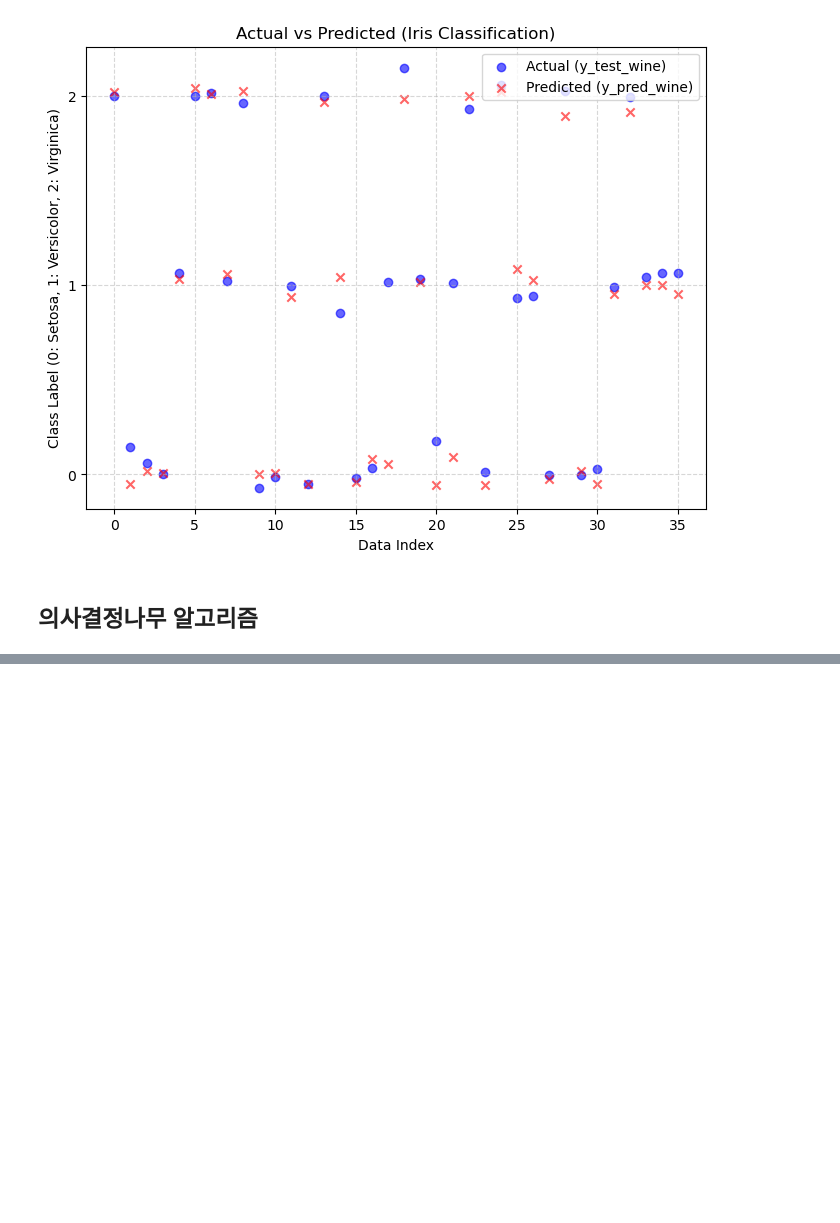
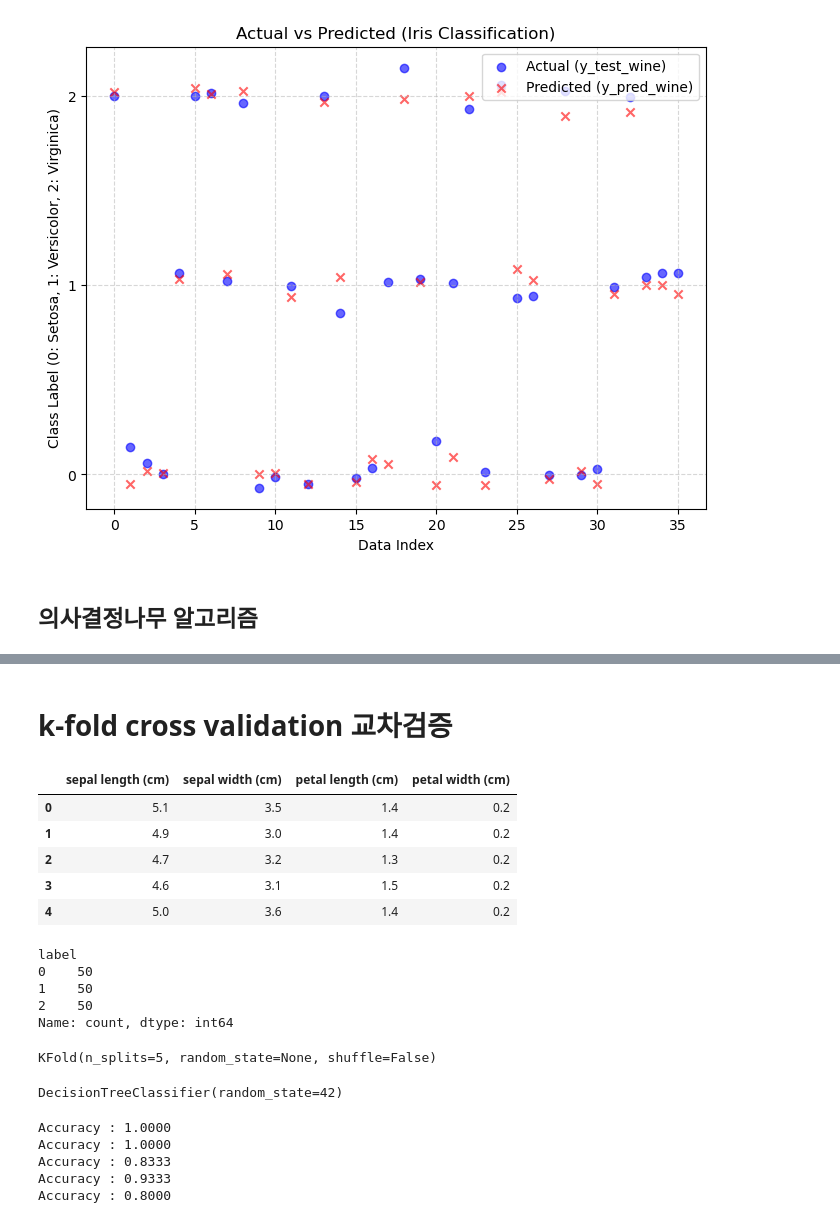
Before and after one commit to jjuuu999/hipython, a Jupyter notebook: ml/2.모델링.ipynb, the cells around one changed output, grey strips where cells are left out. Drawn from its saved outputs; the diff is of its cells as text; code cells hidden in the pictures; blank space fills up the shorter version.

```diff
--- a/ml/2.모델링.ipynb
+++ b/ml/2.모델링.ipynb
@@ -187,3 +187,51 @@ with open('iris_tree.dot') as f:
 graphviz.Source(dot_graph)
 # %% [output]
 [drawing not drawn]
+# %% [markdown]
+# k-fold cross validation 교차검증
+# %%
+import pandas as pd
+iris_data_df = pd.DataFrame(data=iris.data, columns=iris.feature_names)
+iris_data_df.head()
+# %% [output]
+|  | sepal length (cm) | sepal width (cm) | petal length (cm) | petal width (cm) |
+| 0 | 5.1 | 3.5 | 1.4 | 0.2 |
+| 1 | 4.9 | 3.0 | 1.4 | 0.2 |
+| 2 | 4.7 | 3.2 | 1.3 | 0.2 |
+| 3 | 4.6 | 3.1 | 1.5 | 0.2 |
+| 4 | 5.0 | 3.6 | 1.4 | 0.2 |
+# %%
+iris_data_df['label'] = iris.target
+iris_data_df['label'].value_counts()
+# %% [output]
+label
+0    50
+1    50
+2    50
+Name: count, dtype: int64
+# %%
+from sklearn.model_selection import KFold
+kfold_5 = KFold(n_splits=5)
+kfold_5
+# %% [output]
+KFold(n_splits=5, random_state=None, shuffle=False)
+# %%
+iris_cv_clf = DecisionTreeClassifier(random_state=42)
+iris_cv_clf
+# %% [output]
+DecisionTreeClassifier(random_state=42)
+# %%
+for train_index, test_index in kfold_5.split(iris_data):
+  X_train, X_test = iris_data[train_index], iris_data[test_index]
+  y_train, y_test = iris_label[train_index], iris_label[test_index]
+
+  iris_cv_clf.fit(X_train, y_train)
+  y_pred = iris_cv_clf.predict(X_test)
+  acc = accuracy_score(y_test, y_pred)
+  print(f'Accuracy : {acc:.4f}')
+# %% [output]
+Accuracy : 1.0000
+Accuracy : 1.0000
+Accuracy : 0.8333
+Accuracy : 0.9333
+Accuracy : 0.8000
```
